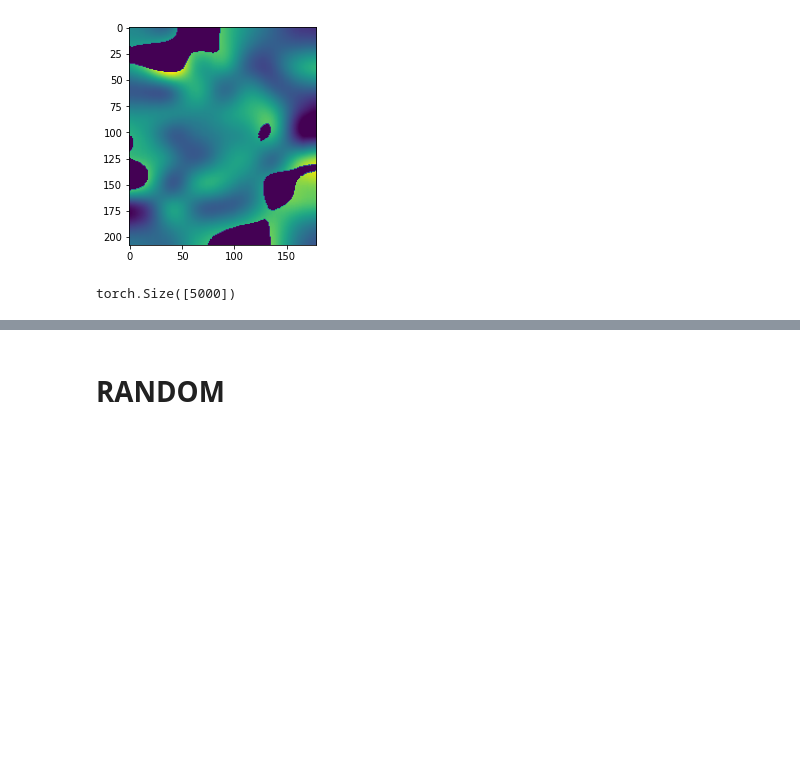
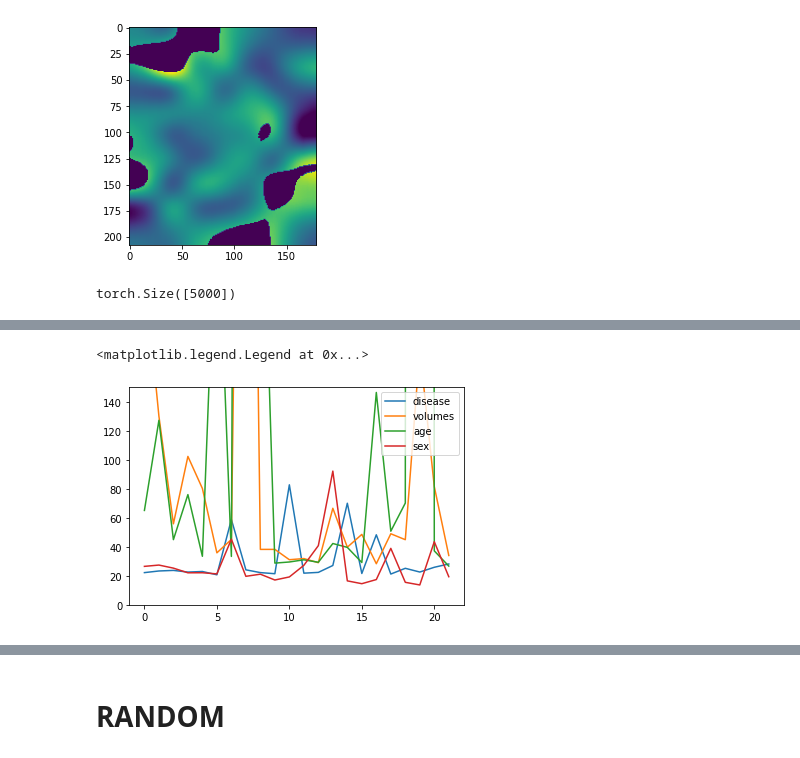
Before and after one commit to cosasha97/interpretability-dl-ndd, a Jupyter notebook: experiments.ipynb, the cells around one changed output, grey strips where cells are left out. Cells and saved outputs as stored; diff of their text form; code cells hidden in the pictures; blank space fills up the shorter version.

```diff
--- a/experiments.ipynb
+++ b/experiments.ipynb
@@ -661,0 +578,3 @@ def MoRF(X, model, exp_method, K=10, AUC=False, batch_size=512):
+# %%
+losses = pd.read_csv('train_losses_3D_2.csv')
+test_losses = pd.read_csv('val_losses_3D_2.csv')
@@ -661,0 +601,7 @@ def MoRF(X, model, exp_method, K=10, AUC=False, batch_size=512):
+# %%
+plt.plot(test_losses[['disease', 'volumes', 'age', 'sex']])
+plt.ylim([0,150])
+plt.legend(['disease', 'volumes', 'age', 'sex'])
+# %% [output]
+<matplotlib.legend.Legend at 0x...>
+[figure, added]
```
Also changed, not shown: parts of 19 cells of this notebook.
